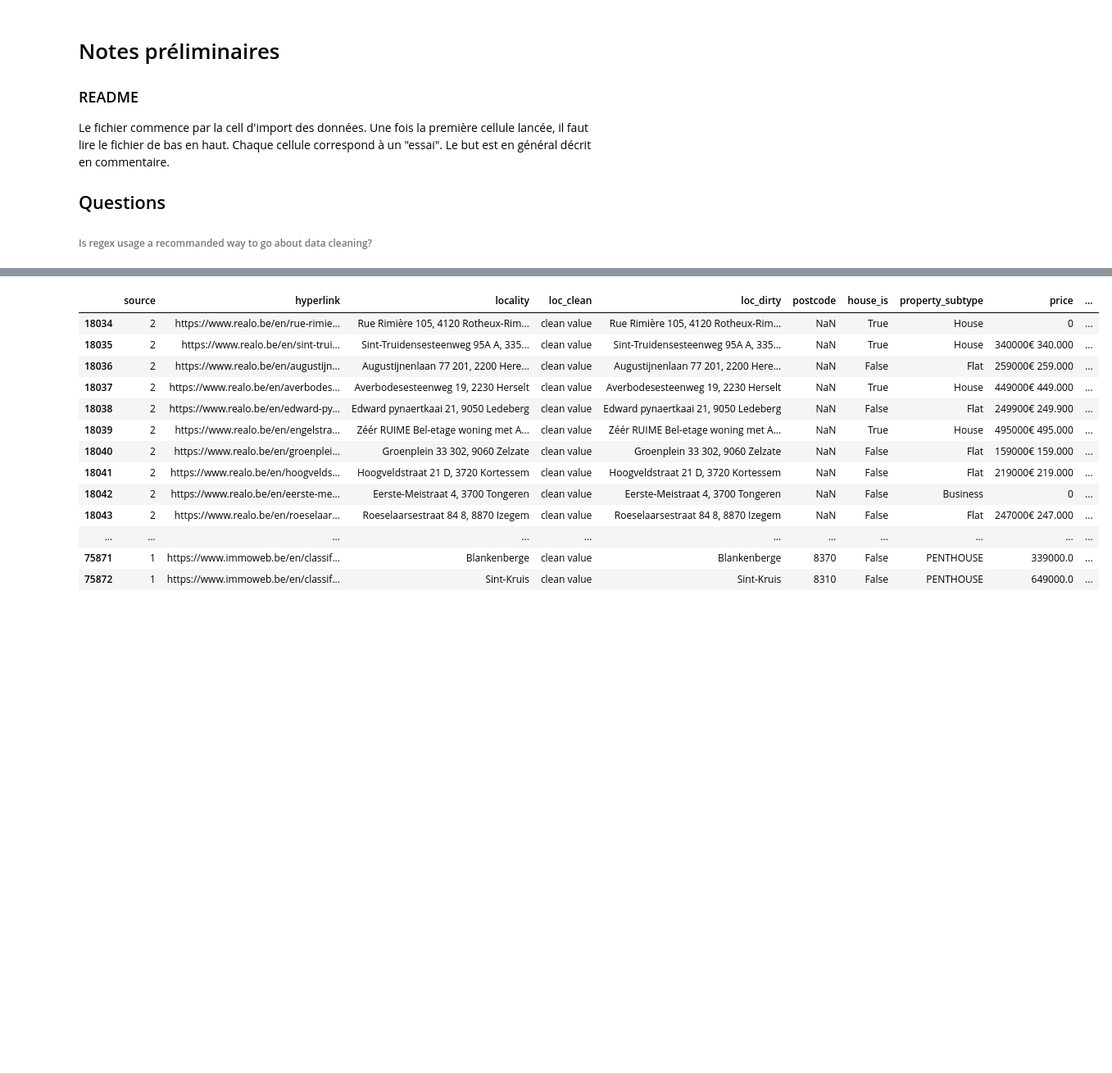
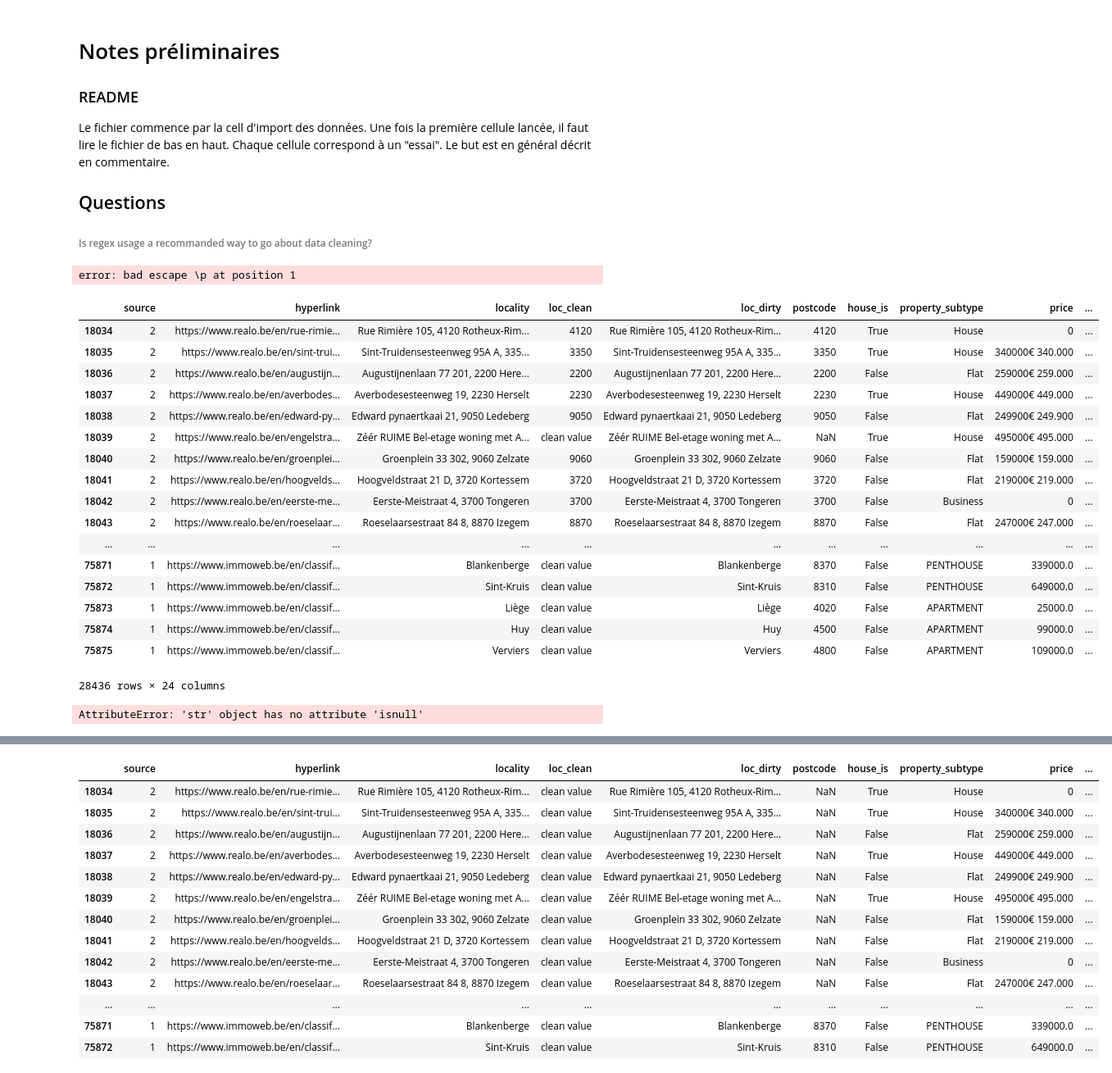
Before and after one commit to mathildealice/DataAnalysisRealEstate, a Jupyter notebook: 20211006_DataAnalysisRealEstate.ipynb, the cells around one changed output, grey strips where cells are left out. Shown at 82% size. Cells and saved outputs as stored; diff of their text form; code cells hidden in the pictures; blank space fills up the shorter version.

```diff
--- a/20211006_DataAnalysisRealEstate.ipynb
+++ b/20211006_DataAnalysisRealEstate.ipynb
@@ -9,3 +9,71 @@ Chaque cellule correspond à un "essai". Le but est en général décrit en comm
 # %%
 import pandas as pd
 df = pd.read_csv('original_dataset.csv', low_memory = False, dtype = {'locality': str, 'postcode': str, 'property_subtype': str})
+# %%
+#extract locality
+import re
+pattern = re.compile("(\p{L}+ ){0,}(\p{L}+)$")
+row_number = -1
+for row in test_df["locality"]:
+    row_number+=1
+    if type(row) is str:
+        search_result = pattern.search(row)
+        if search_result is not None:
+            search_match = pattern.search(row).group()
+            test_df.at[row_number, 'loc_clean'] = search_match
+            print(search_match)
+            break;
+            if pd.isna(test_df["postcode"][row_number]):
+                test_df.loc[row_number, 'postcode'] = search_match
+test_df[test_df["loc_dirty"]!="dirty value"]
+#my regex is rejected.
+# %% [output]
+error: bad escape \p at position 1
+# %%
+#extract the postcode
+pattern = re.compile("\d{4}")
+row_number = -1
+for row in test_df["locality"]:
+    row_number+=1
+    if type(row) is str:
+        search_result = pattern.search(row)
+        if search_result is not None:
+            search_match = pattern.search(row).group()
+            test_df.at[row_number, 'loc_clean'] = search_match
+            if pd.isna(test_df["postcode"][row_number]):
+                test_df.loc[row_number, 'postcode'] = search_match
+test_df[test_df["loc_dirty"]!="dirty value"]
+# %% [output]
+|  | source | hyperlink | locality | loc_clean | loc_dirty | postcode | house_is | property_subtype | price | ... |
+| 18034 | 2 | https://www.realo.be/en/rue-rimie... | Rue Rimière 105, 4120 Rotheux-Rim... | 4120 | Rue Rimière 105, 4120 Rotheux-Rim... | 4120 | True | House | 0 | ... |
+| 18035 | 2 | https://www.realo.be/en/sint-trui... | Sint-Truidensesteenweg 95A A, 335... | 3350 | Sint-Truidensesteenweg 95A A, 335... | 3350 | True | House | 340000€ 340.000 | ... |
+| 18036 | 2 | https://www.realo.be/en/augustijn... | Augustijnenlaan 77 201, 2200 Here... | 2200 | Augustijnenlaan 77 201, 2200 Here... | 2200 | False | Flat | 259000€ 259.000 | ... |
+| 18037 | 2 | https://www.realo.be/en/averbodes... | Averbodesesteenweg 19, 2230 Herselt | 2230 | Averbodesesteenweg 19, 2230 Herselt | 2230 | True | House | 449000€ 449.000 | ... |
+| 18038 | 2 | https://www.realo.be/en/edward-py... | Edward pynaertkaai 21, 9050 Ledeberg | 9050 | Edward pynaertkaai 21, 9050 Ledeberg | 9050 | False | Flat | 249900€ 249.900 | ... |
+| 18039 | 2 | https://www.realo.be/en/engelstra... | Zéér RUIME Bel-etage woning met A... | clean value | Zéér RUIME Bel-etage woning met A... | NaN | True | House | 495000€ 495.000 | ... |
+| 18040 | 2 | https://www.realo.be/en/groenplei... | Groenplein 33 302, 9060 Zelzate | 9060 | Groenplein 33 302, 9060 Zelzate | 9060 | False | Flat | 159000€ 159.000 | ... |
+| 18041 | 2 | https://www.realo.be/en/hoogvelds... | Hoogveldstraat 21 D, 3720 Kortessem | 3720 | Hoogveldstraat 21 D, 3720 Kortessem | 3720 | False | Flat | 219000€ 219.000 | ... |
+| 18042 | 2 | https://www.realo.be/en/eerste-me... | Eerste-Meistraat 4, 3700 Tongeren | 3700 | Eerste-Meistraat 4, 3700 Tongeren | 3700 | False | Business | 0 | ... |
+| 18043 | 2 | https://www.realo.be/en/roeselaar... | Roeselaarsestraat 84 8, 8870 Izegem | 8870 | Roeselaarsestraat 84 8, 8870 Izegem | 8870 | False | Flat | 247000€ 247.000 | ... |
+| ... | ... | ... | ... | ... | ... | ... | ... | ... | ... | ... |
+| 75871 | 1 | https://www.immoweb.be/en/classif... | Blankenberge | clean value | Blankenberge | 8370 | False | PENTHOUSE | 339000.0 | ... |
+| 75872 | 1 | https://www.immoweb.be/en/classif... | Sint-Kruis | clean value | Sint-Kruis | 8310 | False | PENTHOUSE | 649000.0 | ... |
+| 75873 | 1 | https://www.immoweb.be/en/classif... | Liège | clean value | Liège | 4020 | False | APARTMENT | 25000.0 | ... |
+| 75874 | 1 | https://www.immoweb.be/en/classif... | Huy | clean value | Huy | 4500 | False | APARTMENT | 99000.0 | ... |
+| 75875 | 1 | https://www.immoweb.be/en/classif... | Verviers | clean value | Verviers | 4800 | False | APARTMENT | 109000.0 | ... |
+28436 rows × 24 columns
+# %%
+#trying to extract the match from the search function
+pattern = re.compile("\d{4}")
+row_number = -1
+for row in test_df["locality"]:
+    row_number+=1
+    if type(row) is str:
+        search_result = pattern.search(row).group()
+        if search_result is not None:
+            test_df.at[row_number, 'loc_clean'] = search_result
+            if test_df["postcode"][row_number].isnull():
+                test_df["postcode"][row_number] = search_result
+#'str' object has no attribute 'isnull'
+# %% [output]
+AttributeError: 'str' object has no attribute 'isnull'
```
Also changed, not shown: parts of 3 cells of this notebook.
